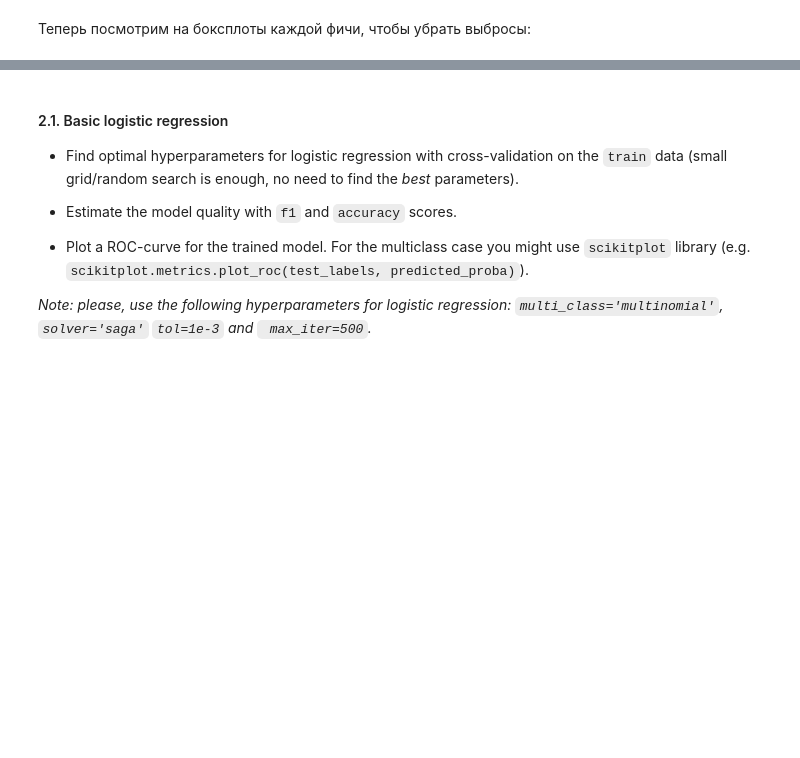
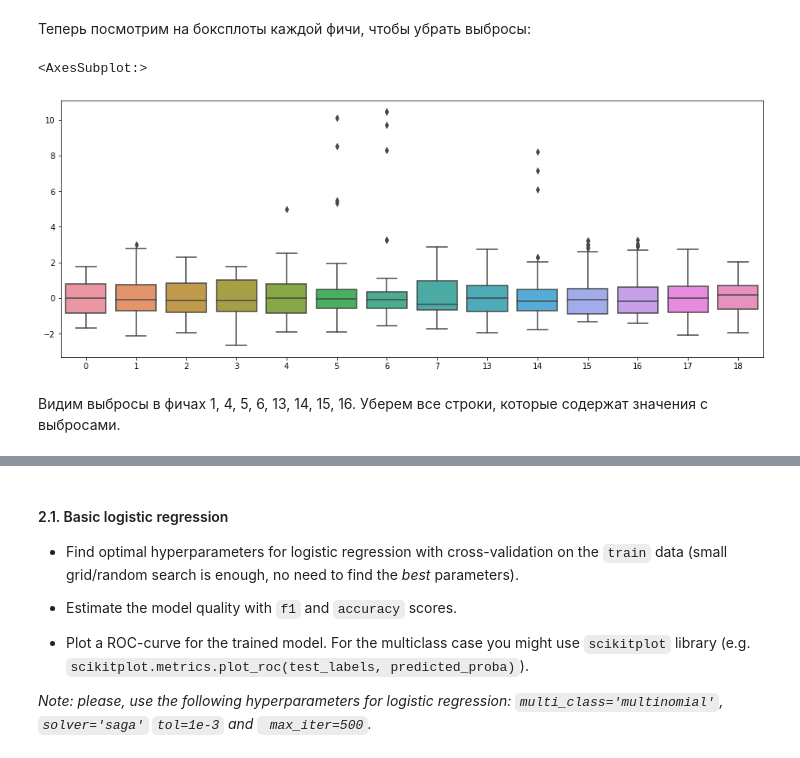
Before and after one commit to adtsvetkov/ml_made, a Jupyter notebook: Lab1_part2_ml_pipeline.ipynb, the cells around one changed output, grey strips where cells are left out. Saved outputs shown, nothing was run; the diff lists cells and outputs as text; code cells hidden in the pictures; blank space fills up the shorter version.

```diff
--- a/Lab1_part2_ml_pipeline.ipynb
+++ b/Lab1_part2_ml_pipeline.ipynb
@@ -259,3 +259,11 @@ X_train_pd
 549 rows × 14 columns
 # %% [markdown]
 Теперь посмотрим на боксплоты каждой фичи, чтобы убрать выбросы:
+# %%
+plt.figure(figsize=(16, 6))
+sns.boxplot(data=X_train_pd)
+# %% [output]
+<AxesSubplot:>
+[figure, added]
+# %% [markdown]
+Видим выбросы в фичах 1, 4, 5, 6, 13, 14, 15, 16. Уберем все строки, которые содержат значения с выбросами.
```
Also changed, not shown: parts of 36 cells of this notebook.
